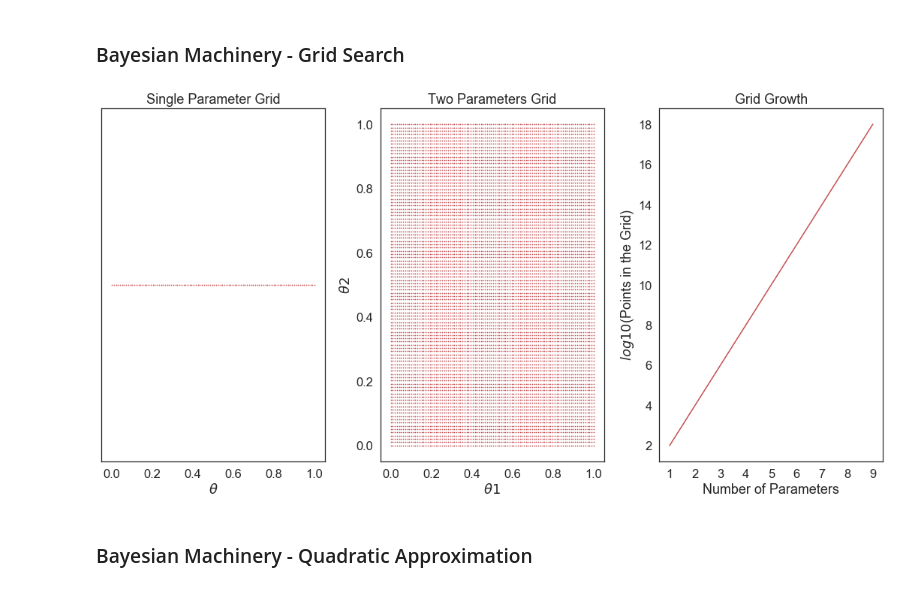
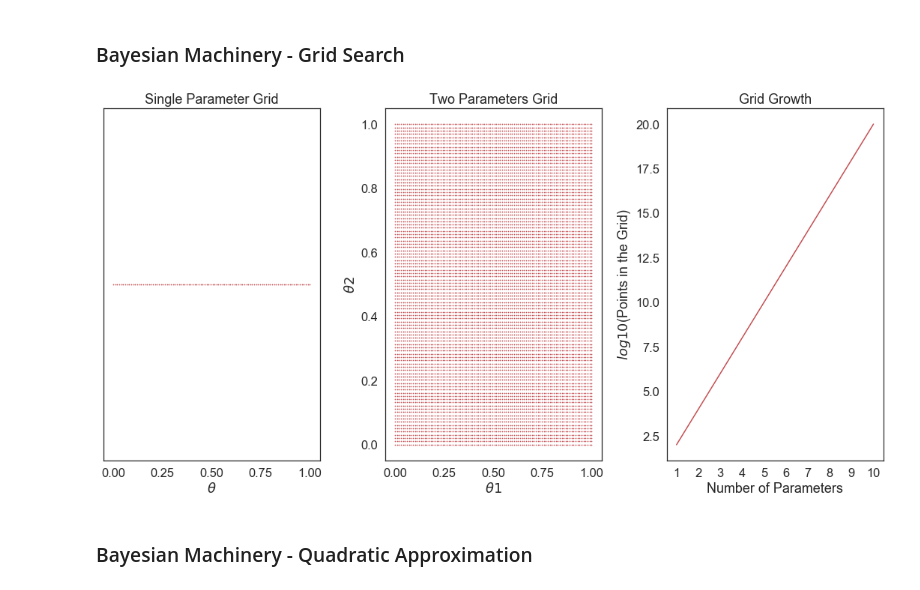
Before and after one commit to vb690/introduction_bayesian_analysis, a Jupyter notebook: workshop_slides.ipynb, the cells around one changed output. Saved outputs shown, nothing was run; the diff lists cells and outputs as text; code cells hidden in the pictures.

```diff
--- a/workshop_slides.ipynb
+++ b/workshop_slides.ipynb
@@ -202,12 +267,12 @@ visualize_priors_effect(
 # %%
 from modules.visuals import visualize_grid_search
 
 visualize_grid_search(
-    n_para=10,
+    n_para=11,
     n_approx_points=100,
 )
 # %% [output]
-[figure, old version]
+[figure, new version]
 # %% [markdown]
 ### Bayesian Machinery - Quadratic Approximation
 # %%
```
Also changed, not shown: parts of 46 cells of this notebook, 6 other files.
